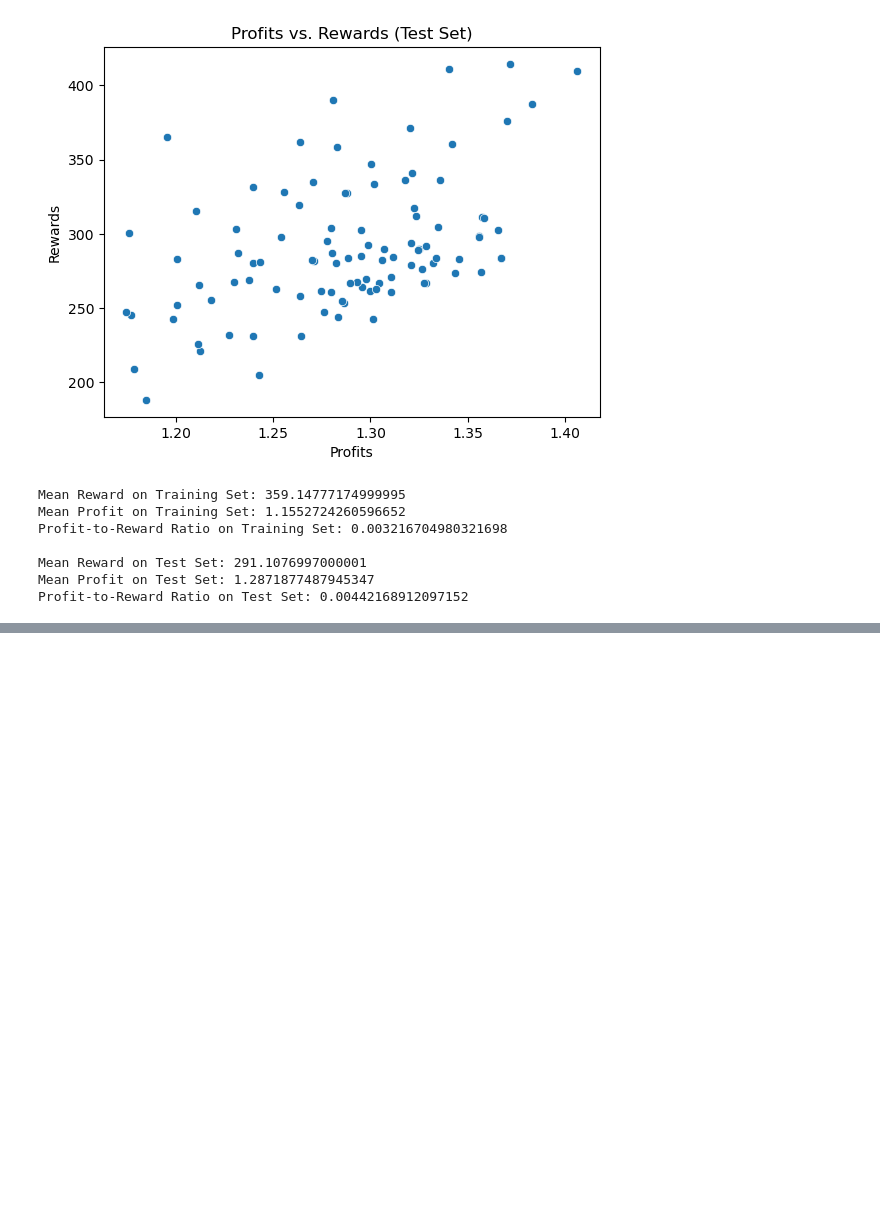
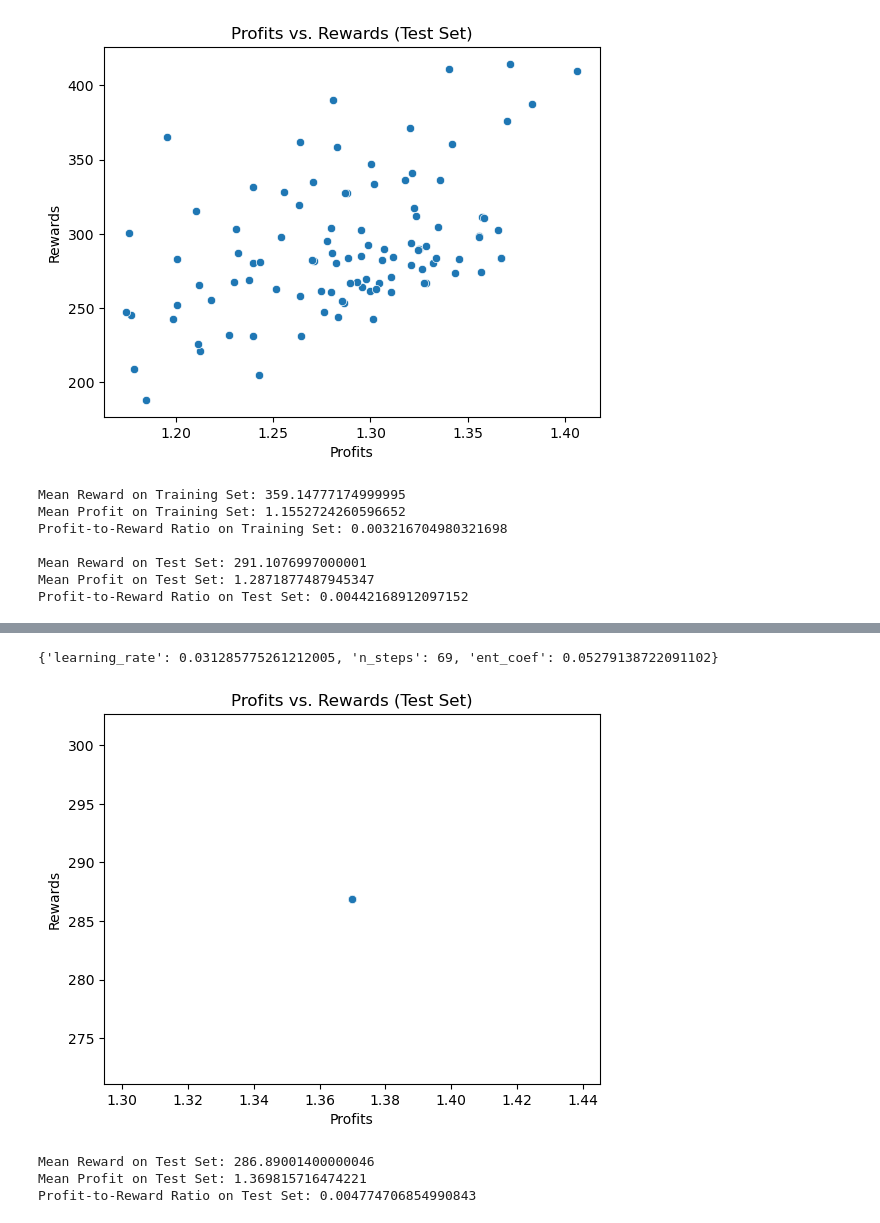
Before and after one commit to MirceaPetcu/trading-system-with-rl, a Jupyter notebook: a2c.ipynb, the cells around one changed output, grey strips where cells are left out. Cells and saved outputs as stored; diff of their text form; code cells hidden in the pictures; blank space fills up the shorter version.

```diff
--- a/a2c.ipynb
+++ b/a2c.ipynb
@@ -138,0 +202,34 @@ Profit-to-Reward Ratio on Test Set: 0.00442168912097152
+# %%
+best_params = study.best_params
+print(best_params)
+# %% [output]
+{'learning_rate': 0.031285775261212005, 'n_steps': 69, 'ent_coef': 0.05279138722091102}
+# %%
+import numpy as np
+import seaborn as sns
+import matplotlib.pyplot as plt
+
+
+best_model = A2C('MlpPolicy', vectorized_env, verbose=0, seed=42, **best_params)
+best_model.learn(total_timesteps=int(2e4), log_interval=1000)
+best_model.save("best_model")
+
+mean_reward_test, mean_profit_test, fr_test, profits_test, rewards_test = evaluate_agent(df_test, best_model, episodes=100)
+
+profits_test = np.array(profits_test)
+rewards_test = np.array(rewards_test)
+
+sns.scatterplot(x=profits_test, y=rewards_test)
+plt.title('Profits vs. Rewards (Test Set)')
+plt.xlabel('Profits')
+plt.ylabel('Rewards')
+plt.show()
+
+print(f"\nMean Reward on Test Set: {mean_reward_test}")
+print(f"Mean Profit on Test Set: {mean_profit_test}")
+print(f"Profit-to-Reward Ratio on Test Set: {fr_test}")
+# %% [output]
+[figure, added]
+Mean Reward on Test Set: 286.89001400000046
+Mean Profit on Test Set: 1.369815716474221
+Profit-to-Reward Ratio on Test Set: 0.004774706854990843
```
Also changed, not shown: parts of 2 cells of this notebook, 1 other file.
